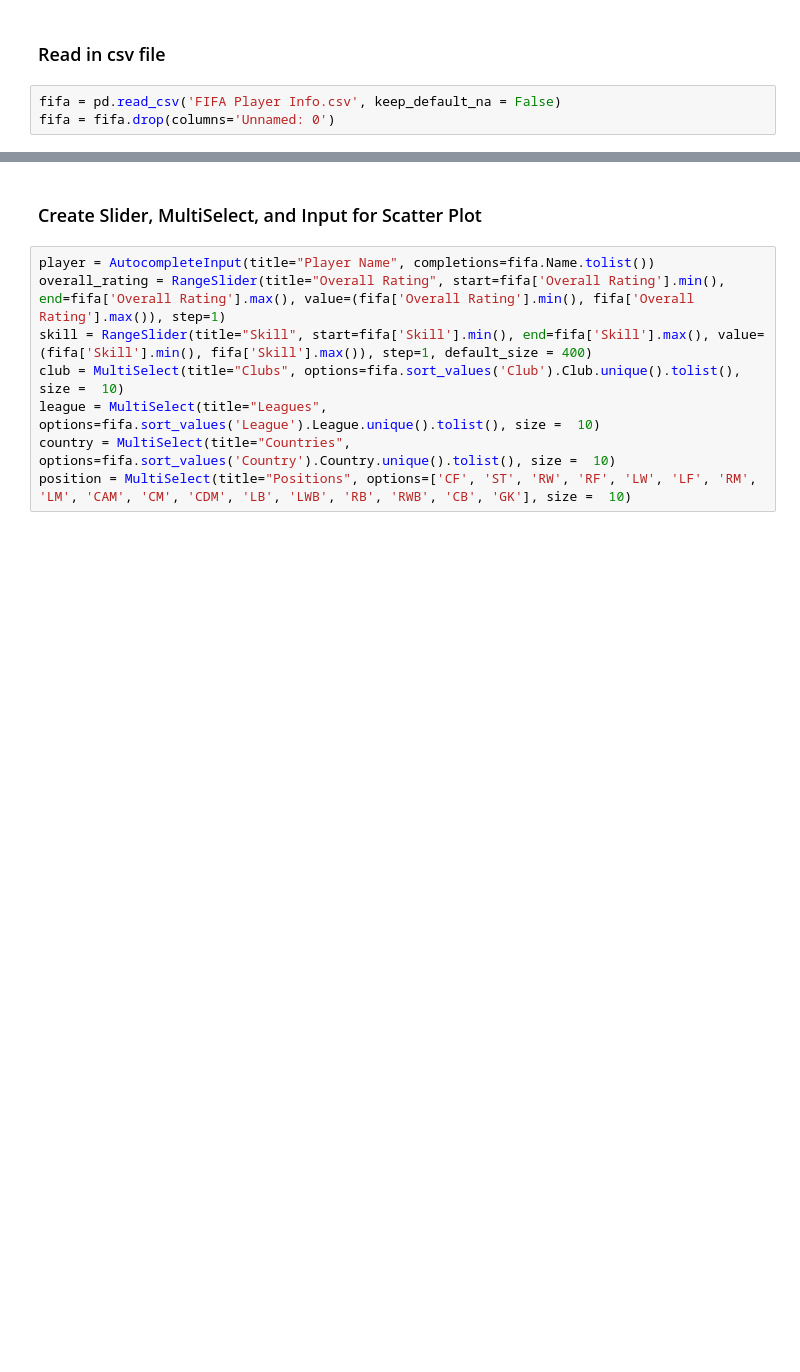
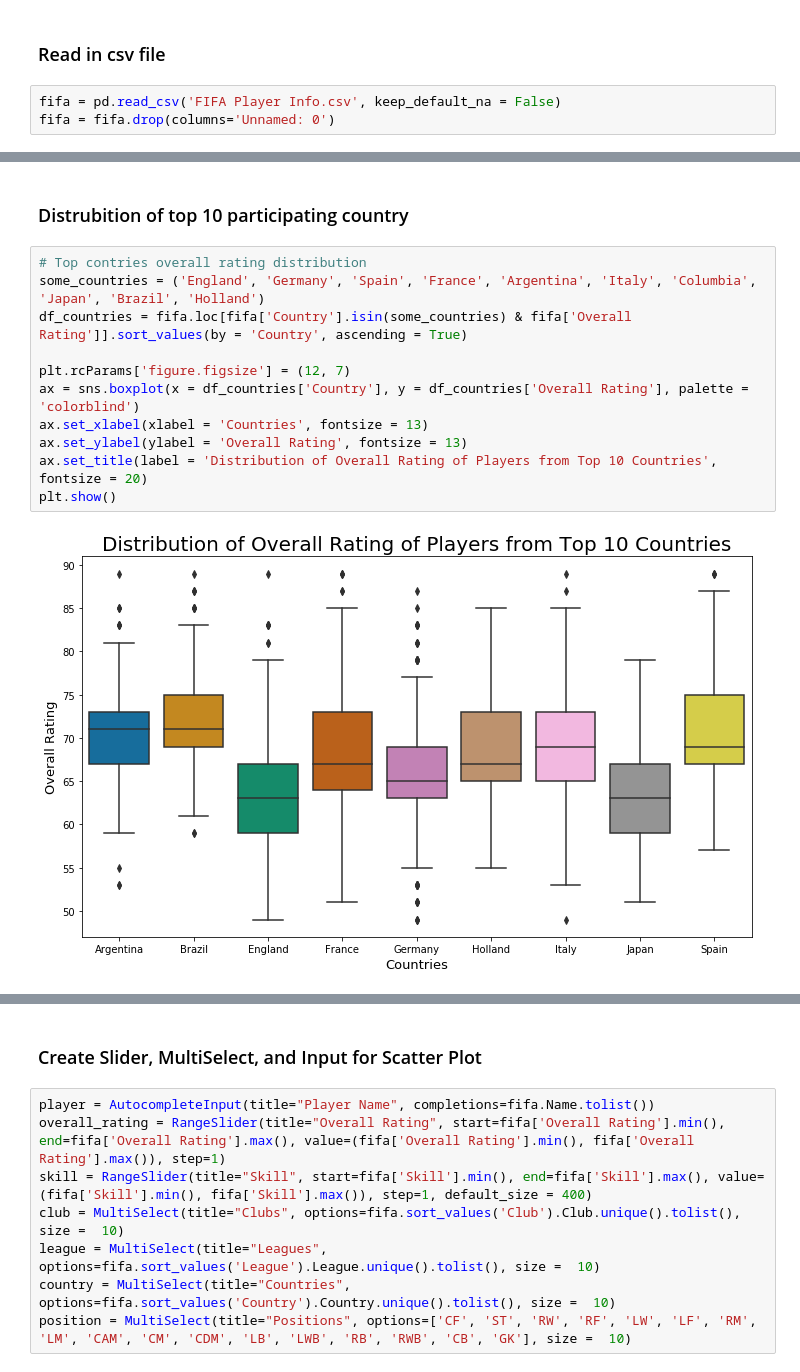
Before and after one commit to yte9pc/FIFA-20-Interactive-App, a Jupyter notebook: FIFAApp.ipynb, the cells around one changed output, grey strips where cells are left out. Saved outputs shown, nothing was run; the diff lists cells and outputs as text; blank space fills up the shorter version.

```diff
--- a/FIFAApp.ipynb
+++ b/FIFAApp.ipynb
@@ -19,0 +32,15 @@ fifa = fifa.drop(columns='Unnamed: 0')
+# %% [markdown]
+### Distrubition of top 10 participating country
+# %%
+# Top contries overall rating distribution
+some_countries = ('England', 'Germany', 'Spain', 'France', 'Argentina', 'Italy', 'Columbia', 'Japan', 'Brazil', 'Holland')
+df_countries = fifa.loc[fifa['Country'].isin(some_countries) & fifa['Overall Rating']].sort_values(by = 'Country', ascending = True)
+
+plt.rcParams['figure.figsize'] = (12, 7)
+ax = sns.boxplot(x = df_countries['Country'], y = df_countries['Overall Rating'], palette = 'colorblind')
+ax.set_xlabel(xlabel = 'Countries', fontsize = 13)
+ax.set_ylabel(ylabel = 'Overall Rating', fontsize = 13)
+ax.set_title(label = 'Distribution of Overall Rating of Players from Top 10 Countries', fontsize = 20)
+plt.show()
+# %% [output]
+[figure, added]
```
Also changed, not shown: parts of 13 cells of this notebook.
